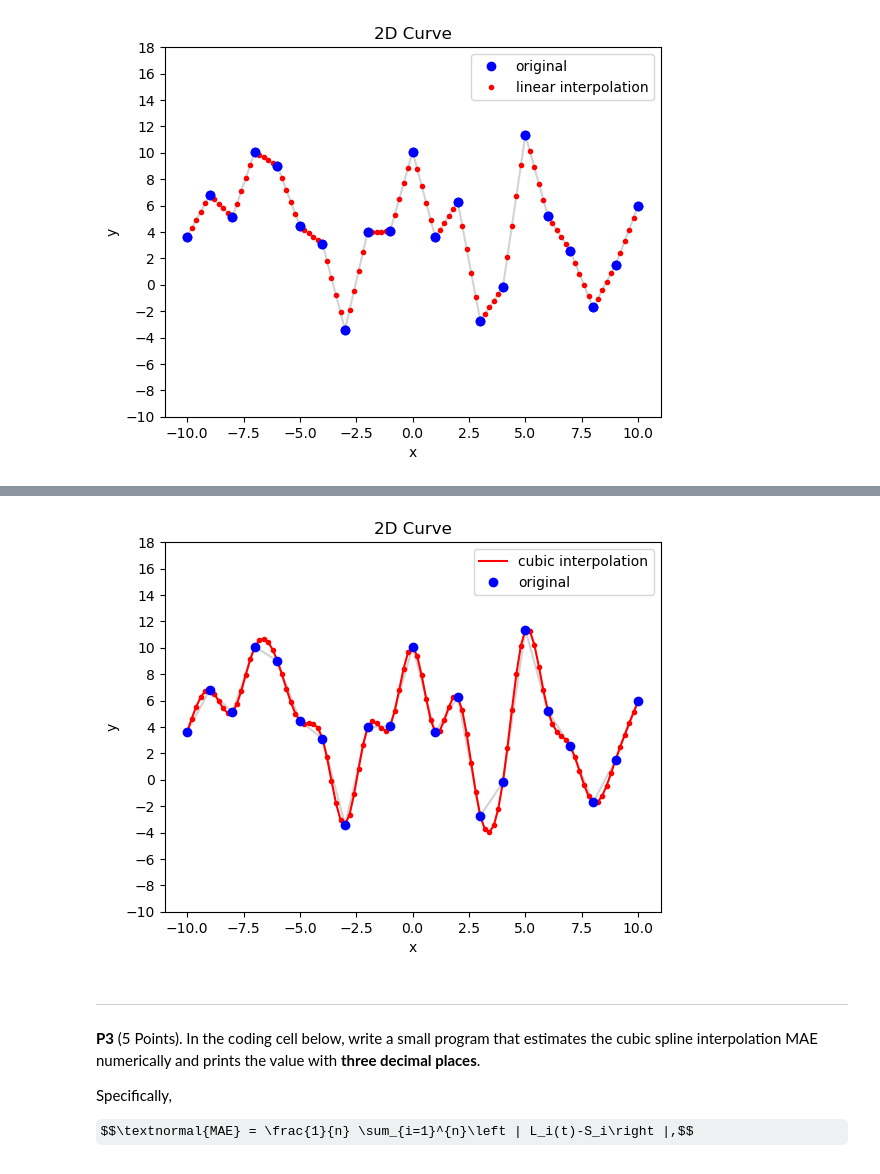
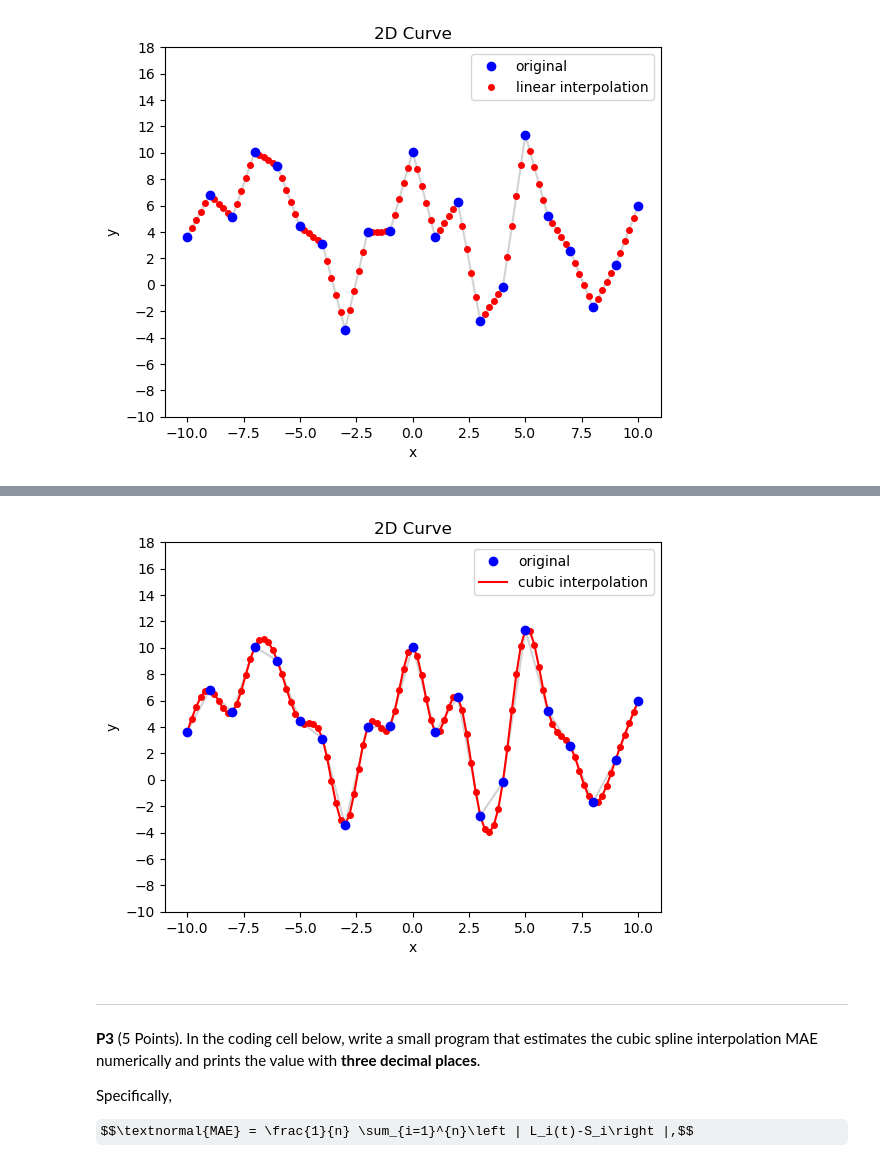
Before and after one commit to DYYasUNCStudent/COMP562, a Jupyter notebook: CE3/CE3.ipynb, the cells around one changed output, grey strips where cells are left out. Saved outputs shown, nothing was run; the diff lists cells and outputs as text; code cells hidden in the pictures; some formulas as TeX source.

```diff
--- a/CE3/CE3.ipynb
+++ b/CE3/CE3.ipynb
@@ -129,39 +121,48 @@ plt.show()
 # %%
 # --------------------------------------
 # Add your P2 coding solution below.
 # --------------------------------------
 
-x,y=P[:,0].astype(float),P[:,1].astype(float); n=len(x); h=np.diff(x)
-
-a=np.zeros(n); b=np.zeros(n); c=np.zeros(n); d=np.zeros(n); b[0]=b[-1]=1
-for i in range(1,n-1):
-    a[i]=h[i-1]; b[i]=2*(h[i-1]+h[i]); c[i]=h[i]
-    d[i]=6*((y[i+1]-y[i])/h[i]-(y[i]-y[i-1])/h[i-1])
+x, y = P[:,0].astype(float), P[:,1].astype(float)
+n = len(x); h = np.diff(x)
+a = np.zeros(n); b = np.zeros(n); c = np.zeros(n); d = np.zeros(n)
+b[0] = b[-1] = 1.0
+for i in range(1, n-1):
+    a[i] = h[i-1]; b[i] = 2*(h[i-1]+h[i]); c[i] = h[i]
+    d[i] = 6*((y[i+1]-y[i])/h[i] - (y[i]-y[i-1])/h[i-1])
 
 def thomas(a,b,c,d):
-    a,b,c,d=a.copy(),b.copy(),c.copy(),d.copy()
+    a,b,c,d = a.copy(), b.copy(), c.copy(), d.copy()
     for i in range(1,len(b)):
-        w=a[i]/b[i-1]; b[i]-=w*c[i-1]; d[i]-=w*d[i-1]
-    x=np.zeros(len(b)); x[-1]=d[-1]/b[-1]
+        w = a[i]/b[i-1]; b[i] -= w*c[i-1]; d[i] -= w*d[i-1]
+    x = np.zeros_like(d); x[-1] = d[-1]/b[-1]
     for i in range(len(b)-2,-1,-1):
-        x[i]=(d[i]-c[i]*x[i+1])/b[i]
+        x[i] = (d[i] - c[i]*x[i+1]) / b[i]
     return x
 
-M=thomas(a,b,c,d)
+M = thomas(a,b,c,d)
 
-plt.plot(x,y,"-",color="lightgrey")
+Sx, yS = [], []
+plt.plot(x, y, "-", color="lightgrey", zorder=1)
 for i in range(n-1):
-    xi=np.linspace(x[i],x[i+1],6); hi=h[i]
-    t=(x[i+1]-xi)/hi; s=(xi-x[i])/hi
-    yi=M[i]*(t**3)*hi**2/6+M[i+1]*(s**3)*hi**2/6+(y[i]-M[i]*hi**2/6)*t+(y[i+1]-M[i+1]*hi**2/6)*s
-    plt.plot(xi,yi,"r-",label="cubic interpolation" if i==0 else None)
-    plt.plot(xi[1:-1],yi[1:-1],"ro",markersize=3)
-plt.plot(x,y,"bo",label="original")
+    xi = np.linspace(x[i], x[i+1], 6); hi = h[i]
+    t = (x[i+1]-xi)/hi; s = (xi-x[i])/hi
+    yi = (M[i]*(t**3)*hi**2/6 + M[i+1]*(s**3)*hi**2/6
+          + (y[i]-M[i]*hi**2/6)*t + (y[i+1]-M[i+1]*hi**2/6)*s)
+    plt.plot(xi, yi, "r-", label="cubic interpolation" if i==0 else None, zorder=2)
+    plt.plot(xi[1:-1], yi[1:-1], "ro", markersize=4, zorder=3)
+    Sx.extend(xi[1:-1]); yS.extend(yi[1:-1])
 
+orig, = plt.plot(x, y, "bo", label="original", zorder=4)
+h,l = plt.gca().get_legend_handles_labels()
+order = [l.index("original"), l.index("cubic interpolation")]
+plt.legend([h[i] for i in order], [l[i] for i in order])
 plt.title("2D Curve"); plt.xlabel("x"); plt.ylabel("y")
-plt.yticks(np.arange(-10,20,2.0)); plt.legend(); plt.show()
+plt.yticks(np.arange(-10,20,2.0)); plt.show()
+
+Sx, yS = np.array(Sx), np.array(yS)
 # %% [output]
-[figure, old version]
+[figure, new version]
 # %% [markdown]
 ****
 
```
Also changed, not shown: parts of 3 cells of this notebook.
